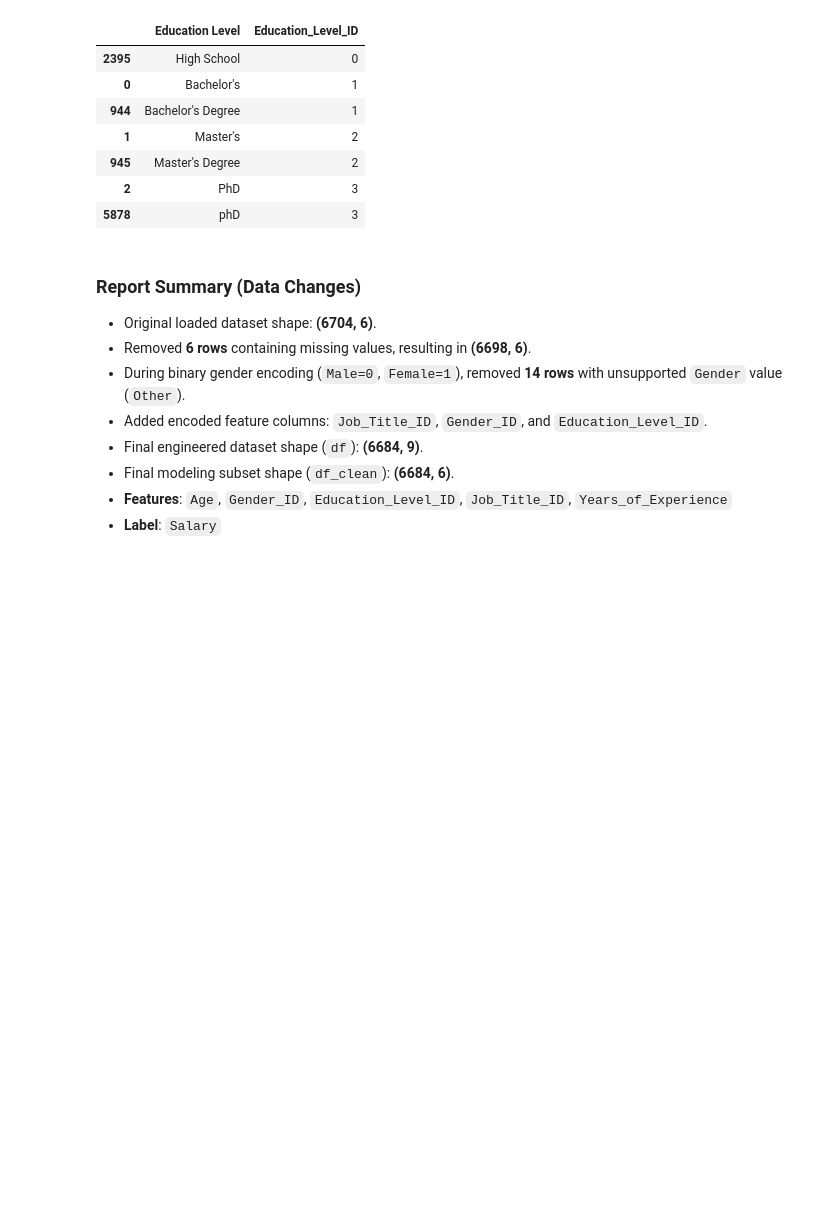
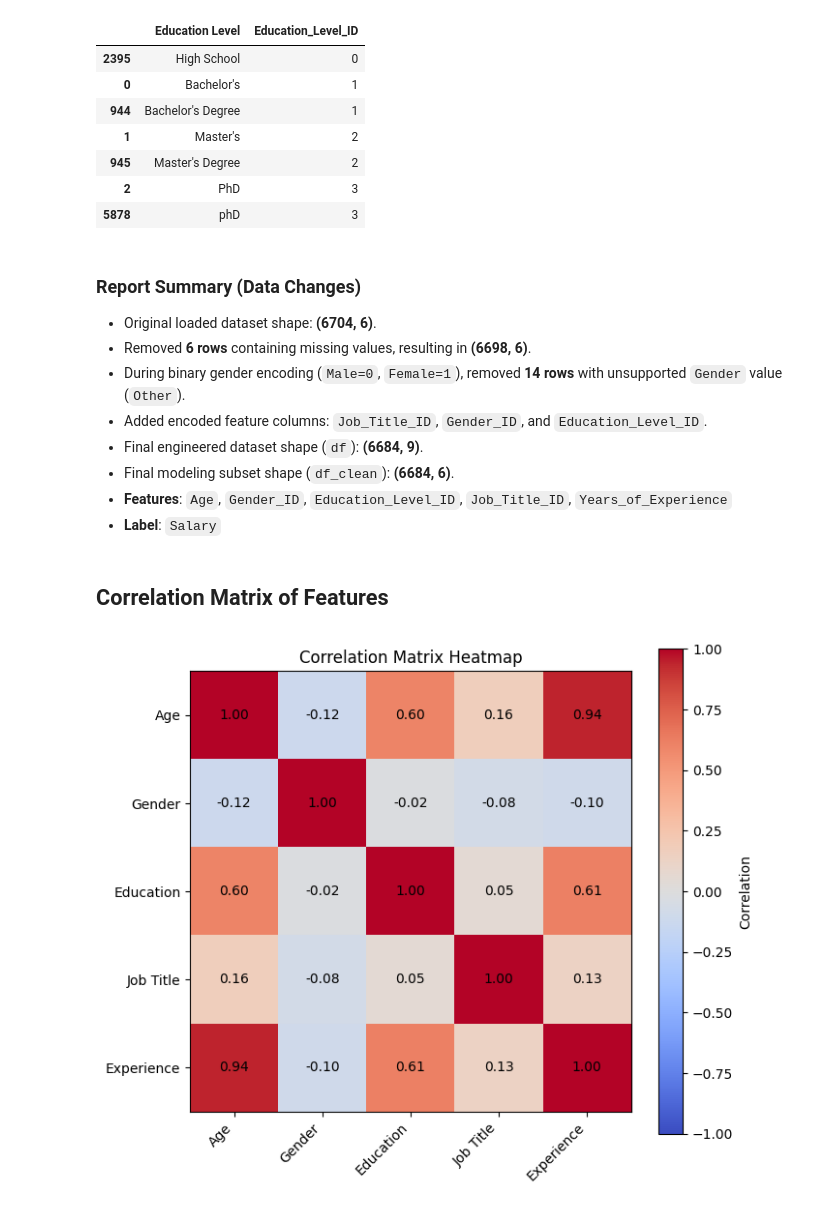
Before and after one commit to Gerum-Berhanu/linear-regression, a Jupyter notebook: salary-multi.ipynb, the cells around one changed output. Cells and saved outputs as stored; diff of their text form; code cells hidden in the pictures; blank space fills up the shorter version.

Commit message:
implement correlation matrix in salary-multi.ipynb

```diff
--- a/salary-multi.ipynb
+++ b/salary-multi.ipynb
@@ -17,6 +17,9 @@ importlib.reload(toolkit)
 
 from models import *
 from toolkit import *
+# %%
+model_kit = ModelKit()
+stat_kit = StatKit()
 # %% [markdown]
 ## Data Loading, Cleaning and Preparation
 # %%
@@ -169,3 +172,35 @@ df_clean = df[["Age", "Gender_ID", "Education_Level_ID", "Job_Title_ID", "Years
 - Final modeling subset shape (`df_clean`): **(6684, 6)**.
 - **Features**: `Age`, `Gender_ID`, `Education_Level_ID`, `Job_Title_ID`, `Years_of_Experience`
 - **Label**: `Salary`
+# %% [markdown]
+## Correlation Matrix of Features
+# %%
+age = df_clean["Age"].to_numpy(dtype=np.float64)
+gender = df_clean["Gender_ID"].to_numpy(dtype=np.float64)
+education = df_clean["Education_Level_ID"].to_numpy(dtype=np.float64)
+job_title = df_clean["Job_Title_ID"].to_numpy(dtype=np.float64)
+experience = df_clean["Years of Experience"].to_numpy(dtype=np.float64)
+# %%
+# 1) Build matrix
+labels = ["Age", "Gender", "Education", "Job Title", "Experience"]
+corr = stat_kit.corr_matrix([age, gender, education, job_title, experience])
+
+# 2) Plot heatmap
+plt.figure(figsize=(7, 6))
+im = plt.imshow(corr, cmap="coolwarm", vmin=-1, vmax=1)
+plt.colorbar(im, label="Correlation")
+
+# 3) Axis labels
+plt.xticks(range(len(labels)), labels, rotation=45, ha="right")
+plt.yticks(range(len(labels)), labels)
+
+# 4) Optional: write correlation values inside cells
+for i in range(corr.shape[0]):
+    for j in range(corr.shape[1]):
+        plt.text(j, i, f"{corr[i, j]:.2f}", ha="center", va="center", color="black")
+
+plt.title("Correlation Matrix Heatmap")
+plt.tight_layout()
+plt.show()
+# %% [output]
+[figure, added]
```
Also changed, not shown: parts of 1 cell of this notebook.
